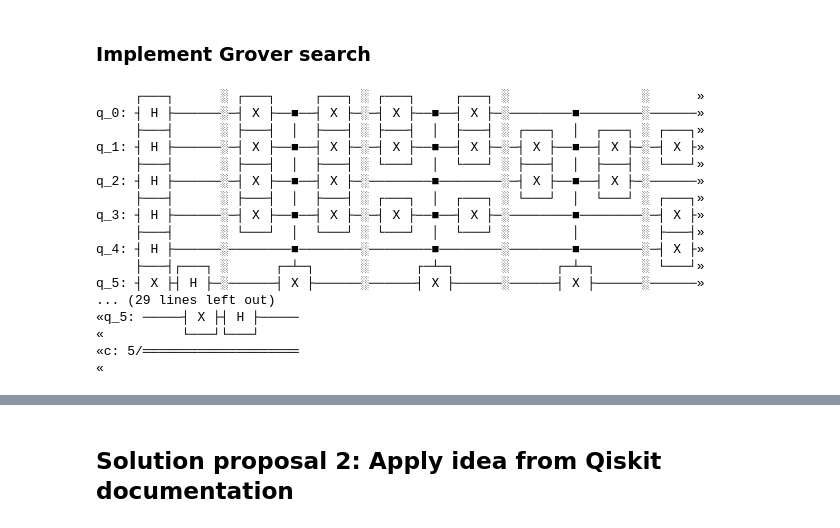
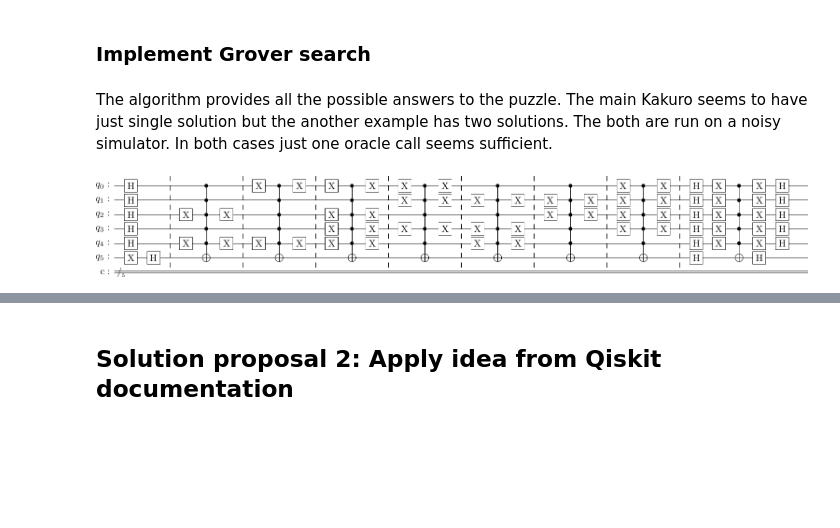
Before and after one commit to valterUo/classiq-coding-competition, a Jupyter notebook: kakuro.ipynb, the cells around one changed output, grey strips where cells are left out. Cells and saved outputs as stored; diff of their text form; code cells hidden in the pictures; blank space fills up the shorter version.

```diff
--- a/kakuro.ipynb
+++ b/kakuro.ipynb
@@ -296,6 +289,8 @@ def diffusion(qc, qubits):
     qc.x(qubits[:-1])
     qc.h(qubits)
     return qc
+# %% [markdown]
+The algorithm provides all the possible answers to the puzzle. The main Kakuro seems to have just single solution but the another example has two solutions. The both are run on a noisy simulator. In both cases just one oracle call seems sufficient.
 # %%
 final_circuits = []
 
@@ -309,25 +304,9 @@ for oracle in oracles:
     grover_circuit = diffusion(grover_circuit, range(query_qubits + 1))
     final_circuits.append(grover_circuit)
 # %%
-final_circuits[0].draw()
+final_circuits[0].draw(output='latex')
 # %% [output]
-     ┌───┐      ░ ┌───┐     ┌───┐ ░ ┌───┐     ┌───┐ ░                 ░      »
-q_0: ┤ H ├──────░─┤ X ├──■──┤ X ├─░─┤ X ├──■──┤ X ├─░────────■────────░──────»
-     ├───┤      ░ ├───┤  │  ├───┤ ░ ├───┤  │  ├───┤ ░ ┌───┐  │  ┌───┐ ░ ┌───┐»
-q_1: ┤ H ├──────░─┤ X ├──■──┤ X ├─░─┤ X ├──■──┤ X ├─░─┤ X ├──■──┤ X ├─░─┤ X ├»
-     ├───┤      ░ ├───┤  │  ├───┤ ░ └───┘  │  └───┘ ░ ├───┤  │  ├───┤ ░ └───┘»
-q_2: ┤ H ├──────░─┤ X ├──■──┤ X ├─░────────■────────░─┤ X ├──■──┤ X ├─░──────»
-     ├───┤      ░ ├───┤  │  ├───┤ ░ ┌───┐  │  ┌───┐ ░ └───┘  │  └───┘ ░ ┌───┐»
-q_3: ┤ H ├──────░─┤ X ├──■──┤ X ├─░─┤ X ├──■──┤ X ├─░────────■────────░─┤ X ├»
-     ├───┤      ░ └───┘  │  └───┘ ░ └───┘  │  └───┘ ░        │        ░ ├───┤»
-q_4: ┤ H ├──────░────────■────────░────────■────────░────────■────────░─┤ X ├»
-     ├───┤┌───┐ ░      ┌─┴─┐      ░      ┌─┴─┐      ░      ┌─┴─┐      ░ └───┘»
-q_5: ┤ X ├┤ H ├─░──────┤ X ├──────░──────┤ X ├──────░──────┤ X ├──────░──────»
-... (29 lines left out)
-«q_5: ─────┤ X ├┤ H ├─────
-«          └───┘└───┘
-«c: 5/════════════════════
-«
+[figure, added]
 # %%
 solution_counts = []
 for grover_circuit in final_circuits:
```
Also changed, not shown: parts of 24 cells of this notebook, 1 other file.
